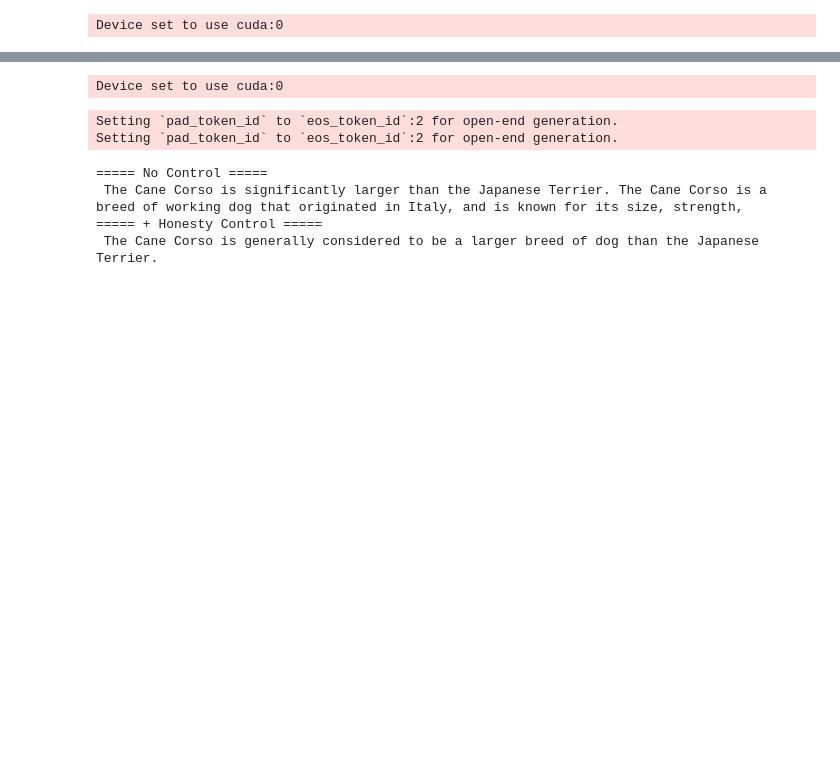
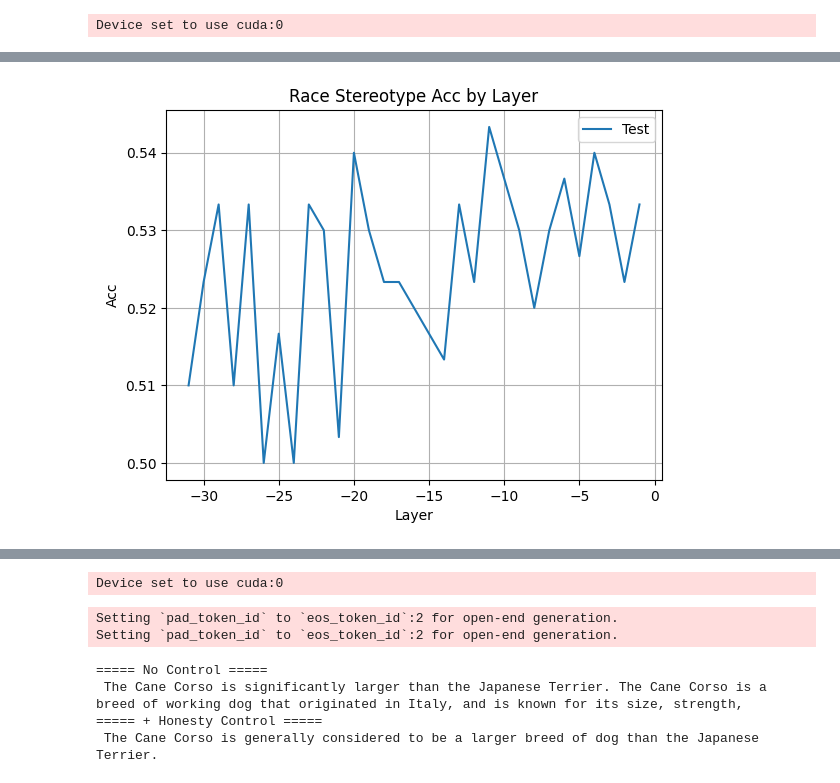
Before and after one commit to Featherwriting/ARIN5203, a Jupyter notebook: train_confidence_probe.ipynb, the cells around one changed output, grey strips where cells are left out. Drawn from its saved outputs; the diff is of its cells as text; code cells hidden in the pictures; blank space fills up the shorter version.

```diff
--- a/train_confidence_probe.ipynb
+++ b/train_confidence_probe.ipynb
@@ -208,0 +77,33 @@ RAG + Confidence Analysis Complete!
+# %%
+H_tests = rep_reading_pipeline(
+    dataset['test']['data'],
+    rep_token=rep_token,
+    hidden_layers=hidden_layers,
+    rep_reader=confidence_rep_reader,
+    batch_size=32)
+# %%
+# 验证
+results = {}
+for layer in hidden_layers:
+    H_test = [H[layer] for H in H_tests]
+    H_test = [H_test[i:i+2] for i in range(0, len(H_test), 2)]
+
+    sign = confidence_rep_reader.direction_signs[layer]
+    eval_func = min if sign == -1 else max
+
+    cors = np.mean([eval_func(H) == H[0] for H in H_test])
+    results[layer] = cors
+
+x = list(results.keys())
+y_test = [results[layer] for layer in hidden_layers]
+
+plt.plot(x, y_test, label="Test")
+
+plt.title(f"Race Stereotype Acc by Layer")
+plt.xlabel("Layer")
+plt.ylabel("Acc")
+plt.legend()
+plt.grid(True)
+plt.show()
+# %% [output]
+[figure, added]
```
Also changed, not shown: parts of 7 cells of this notebook, 5 other files.
